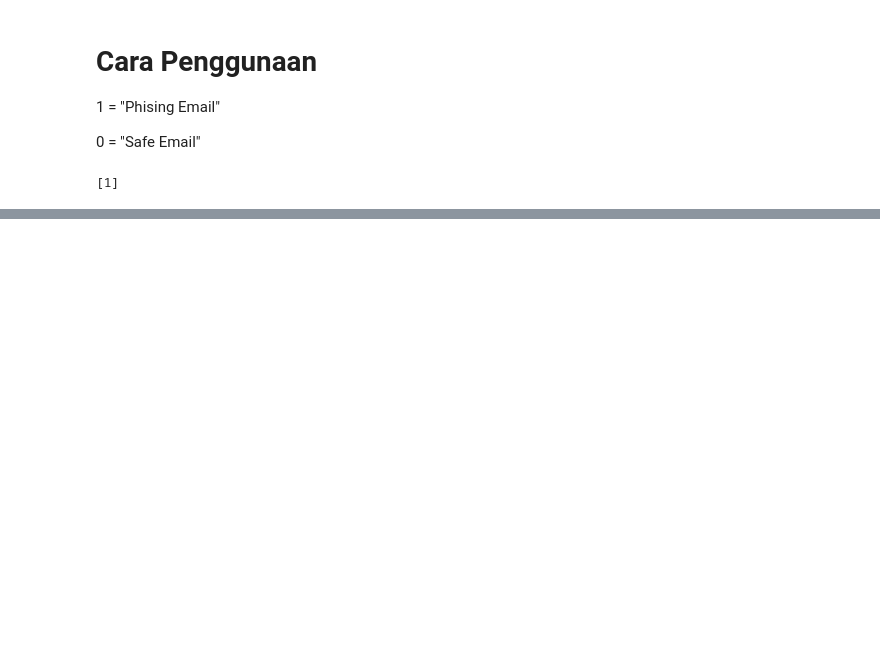
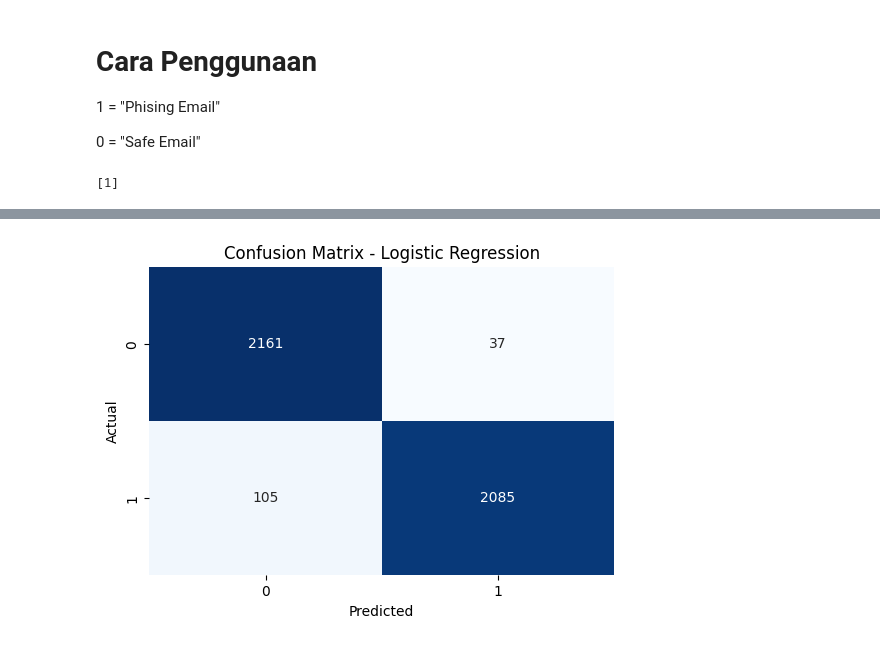
Before and after one commit to akshrasingh/cyber_security, a Jupyter notebook: phishing-email-detection-thesis.ipynb, the cells around one changed output, grey strips where cells are left out. Saved outputs shown, nothing was run; the diff lists cells and outputs as text; code cells hidden in the pictures; blank space fills up the shorter version.

```diff
--- a/phishing-email-detection-thesis.ipynb
+++ b/phishing-email-detection-thesis.ipynb
@@ -456,0 +525,85 @@ print(predictions)
+# %%
+# Import necessary libraries for visualization
+import matplotlib.pyplot as plt
+import seaborn as sns
+from sklearn.metrics import roc_curve, auc, confusion_matrix
+from sklearn.pipeline import Pipeline
+from sklearn.model_selection import train_test_split
+from sklearn.metrics import accuracy_score, classification_report
+from sklearn.feature_extraction.text import TfidfVectorizer
+from sklearn.ensemble import RandomForestClassifier
+from sklearn.svm import SVC
+
+# Define classifiers (adding SVM and Random Forest)
+classifiers = {
+    "Logistic Regression": LogisticRegression(),
+    "Naive Bayes": MultinomialNB(),
+    "K-Nearest Neighbors": KNeighborsClassifier(n_neighbors=5),
+    "Random Forest": RandomForestClassifier(n_estimators=100),
+    "SVM (Linear Kernel)": SVC(kernel='linear', probability=True)
+}
+
+# Split the data
+X = Data["Email Text"].values
+y = Data["Email Type"].values
+X_train, X_test, y_train, y_test = train_test_split(X, y, test_size=0.3, random_state=0)
+
+# Initialize a plot for ROC curves
+plt.figure(figsize=(10, 8))
+
+# Iterate over classifiers, train, evaluate, and plot visualizations
+for name, classifier in classifiers.items():
+    model = Pipeline([("tfidf", TfidfVectorizer()), ("classifier", classifier)])
+
+    # Train the classifier
+    model.fit(X_train, y_train)
+
+    # Make predictions
+    y_pred = model.predict(X_test)
+
+    # Confusion Matrix
+    cm = confusion_matrix(y_test, y_pred)
+    plt.figure(figsize=(6, 4))
+    sns.heatmap(cm, annot=True, fmt="d", cmap="Blues", cbar=False)
+    plt.title(f"Confusion Matrix - {name}")
+    plt.ylabel('Actual')
+    plt.xlabel('Predicted')
+    plt.show()
+
+    # ROC Curve
+    if hasattr(classifier, "predict_proba"):
+        y_score = model.predict_proba(X_test)[:, 1]
+    else:
+        y_score = model.decision_function(X_test)
+
+    fpr, tpr, _ = roc_curve(y_test, y_score, pos_label=1)
+    roc_auc = auc(fpr, tpr)
+
+    # Plot the ROC curve
+    plt.plot(fpr, tpr, lw=2, label=f"{name} (AUC = {roc_auc:.2f})")
+
+# Plot formatting for ROC curve comparison
+plt.plot([0, 1], [0, 1], color='navy', lw=2, linestyle='--')
+plt.xlim([0.0, 1.0])
+plt.ylim([0.0, 1.05])
+plt.xlabel('False Positive Rate')
+plt.ylabel('True Positive Rate')
+plt.title('ROC Curve Comparison')
+plt.legend(loc="lower right")
+plt.show()
+
+# Feature Importance for Random Forest
+if "Random Forest" in classifiers:
+    rf_model = Pipeline([("tfidf", TfidfVectorizer()), ("classifier", RandomForestClassifier(n_estimators=100))])
+    rf_model.fit(X_train, y_train)
+    rf_classifier = rf_model.named_steps["classifier"]
+
+    # Get feature importance from the Random Forest model
+    feature_importance = rf_classifier.feature_importances_
+
+    # Plot feature importance
+    plt.figure(figsize=(10, 6))
+    plt.barh(range(len(feature_importance)), feature_importance, align='center')
+    plt.title('Random Forest Feature Importance')
+    plt.show()
+# %% [output]
@@ -456,0 +611 @@ print(predictions)
+[figure, added]
```
Also changed, not shown: parts of 26 cells of this notebook, 1 other file.
